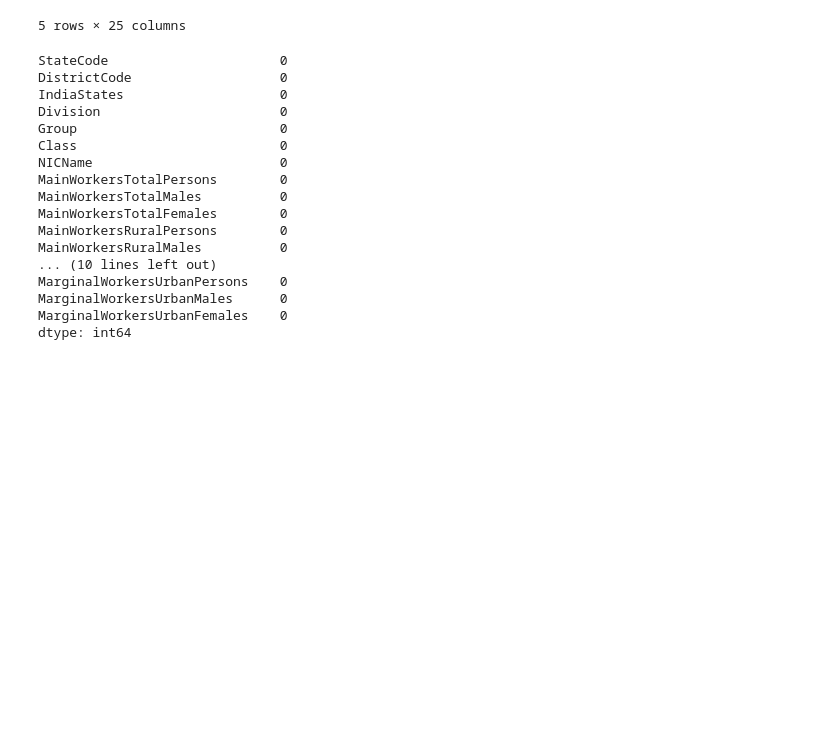
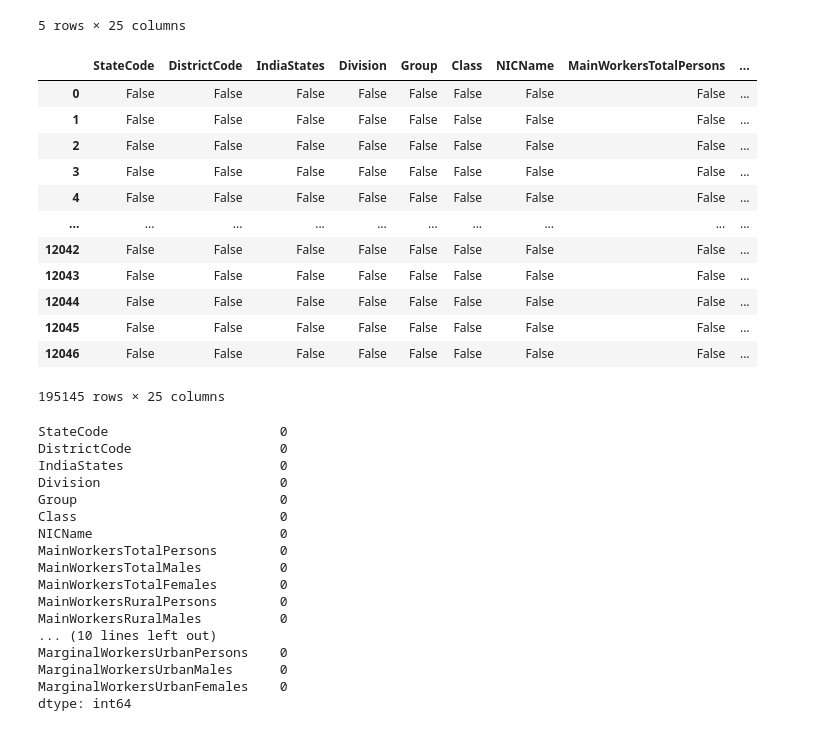
Before and after one commit to Fathima-Raasikha-A/DS_Human_Resource_Geo_Visualization, a Jupyter notebook: CT _final_HR_Project.ipynb, the cells around one changed output. Saved outputs shown, nothing was run; the diff lists cells and outputs as text; code cells hidden in the pictures; blank space fills up the shorter version.

```diff
--- a/CT _final_HR_Project.ipynb
+++ b/CT _final_HR_Project.ipynb
@@ -158,6 +158,22 @@ df.head()
 | 3 | 8 | 0 | STATE - RAJASTHAN | 1 | 11 | 111 | Growing of cereals (except rice),... | 12061 | ... |
 | 4 | 8 | 0 | STATE - RAJASTHAN | 1 | 11 | 112 | Growing of rice | 79 | ... |
 5 rows × 25 columns
+# %%
+df.isna()
+# %% [output]
+|  | StateCode | DistrictCode | IndiaStates | Division | Group | Class | NICName | MainWorkersTotalPersons | ... |
+| 0 | False | False | False | False | False | False | False | False | ... |
+| 1 | False | False | False | False | False | False | False | False | ... |
+| 2 | False | False | False | False | False | False | False | False | ... |
+| 3 | False | False | False | False | False | False | False | False | ... |
+| 4 | False | False | False | False | False | False | False | False | ... |
+| ... | ... | ... | ... | ... | ... | ... | ... | ... | ... |
+| 12042 | False | False | False | False | False | False | False | False | ... |
+| 12043 | False | False | False | False | False | False | False | False | ... |
+| 12044 | False | False | False | False | False | False | False | False | ... |
+| 12045 | False | False | False | False | False | False | False | False | ... |
+| 12046 | False | False | False | False | False | False | False | False | ... |
+195145 rows × 25 columns
 # %%
 #null value
 df.isna().sum()
```
Also changed, not shown: parts of 21 cells of this notebook.
